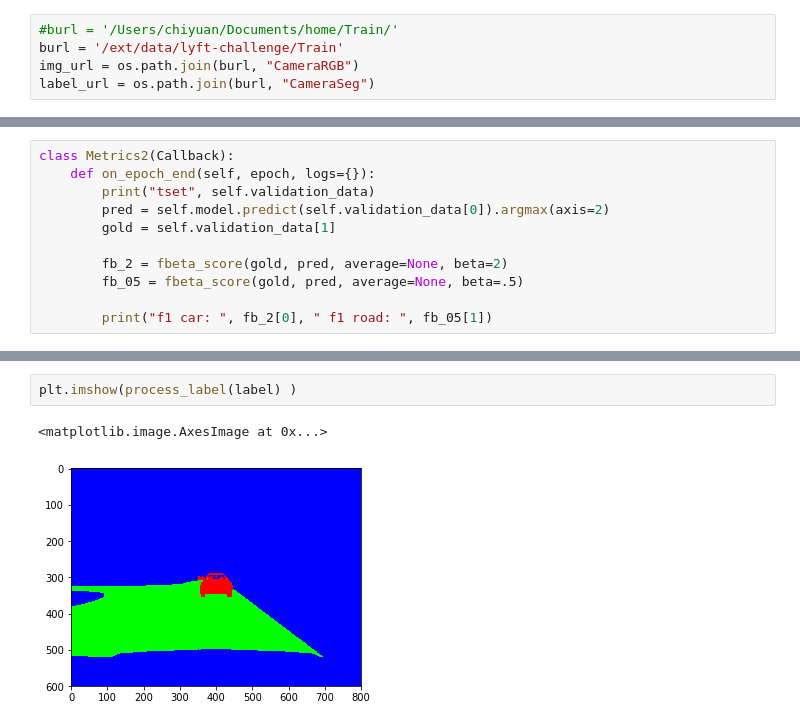
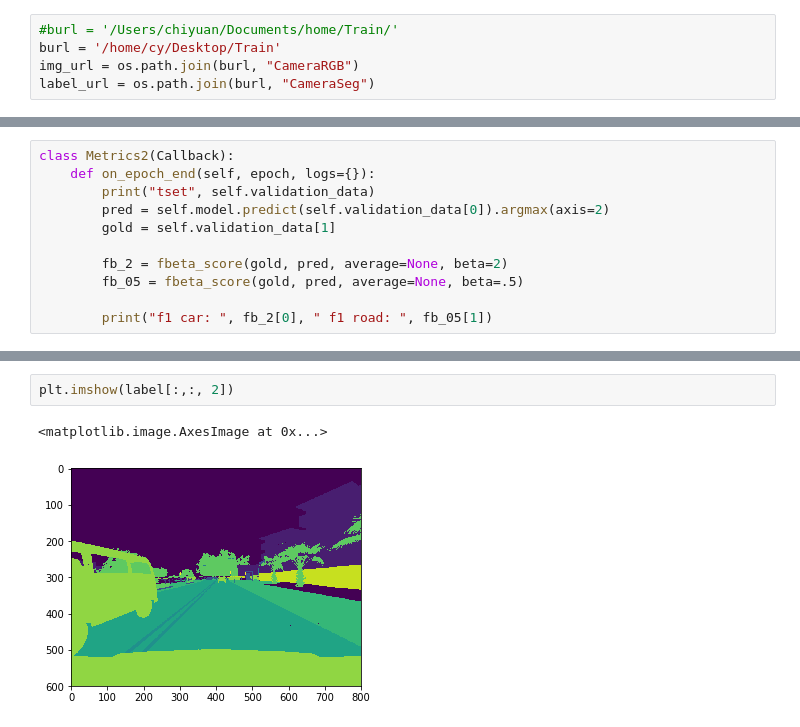
Before and after one commit to chiyuan-goh/lyft-perception-challenge, a Jupyter notebook: exp.ipynb, the cells around one changed output, grey strips where cells are left out. Drawn from its saved outputs; the diff is of its cells as text.

```diff
--- a/exp.ipynb
+++ b/exp.ipynb
@@ -22,6 +24,6 @@ from experiment import generate_samples, process_label
 Using TensorFlow backend.
 # %%
 #burl = '/Users/chiyuan/Documents/home/Train/'
-burl = '/ext/data/lyft-challenge/Train'
+burl = '/home/cy/Desktop/Train'
 img_url = os.path.join(burl, "CameraRGB")
 label_url = os.path.join(burl, "CameraSeg")
@@ -161,5 +124,5 @@ plt.imshow(cv2.cvtColor(img, cv2.COLOR_BGR2RGB))
 # %%
-plt.imshow(process_label(label) )
+plt.imshow(label[:,:, 2])
 # %% [output]
 <matplotlib.image.AxesImage at 0x...>
-[figure, old version]
+[figure, new version]
```
Also changed, not shown: parts of 12 cells of this notebook, 2 other files.
